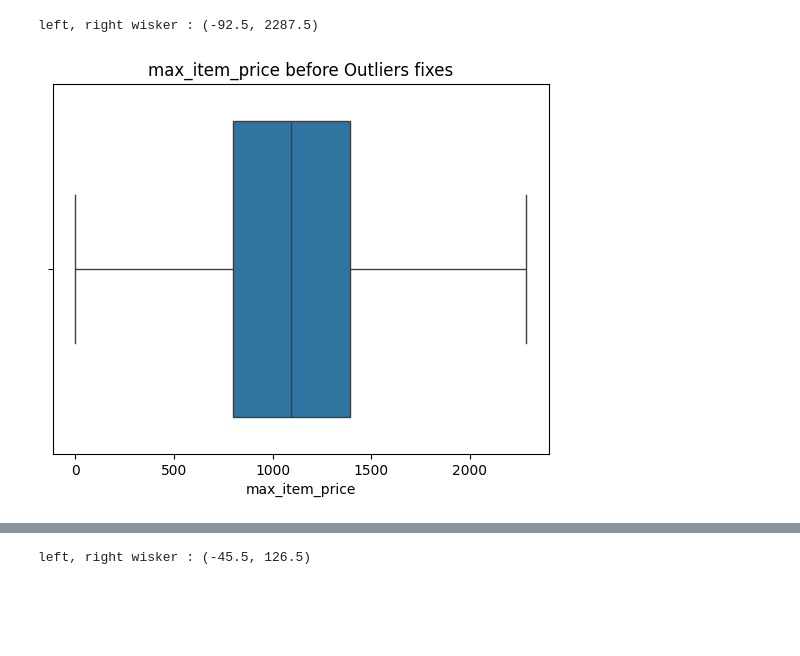
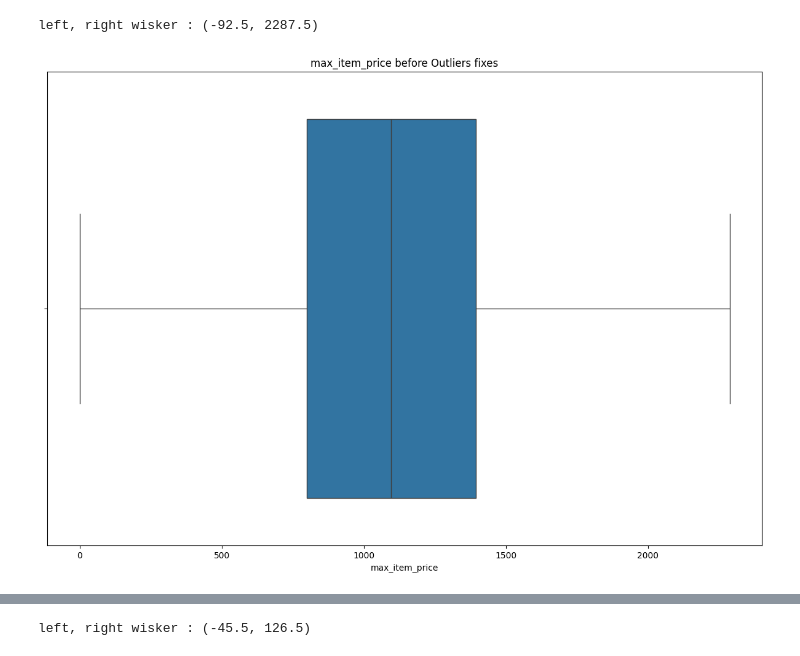
Before and after one commit to GauravDaharia20/Scaler-Projects, a Jupyter notebook: NN Intro to Neural Networks/Project/dataset.csv/porter_bussiness_case.ipynb, the cells around one changed output, grey strips where cells are left out. Cells and saved outputs as stored; diff of their text form; code cells hidden in the pictures; blank space fills up the shorter version.

```diff
--- a/NN Intro to Neural Networks/Project/dataset.csv/porter_bussiness_case.ipynb
+++ b/NN Intro to Neural Networks/Project/dataset.csv/porter_bussiness_case.ipynb
@@ -868,11 +877,12 @@ df['max_item_price'] = np.where(df['max_item_price']>right_wisker,right_wisker,d
 # %% [output]
 left, right wisker : (-92.5, 2287.5)
 # %%
+plt.figure(figsize=(15,10))
 plt.title('max_item_price before Outliers fixes')
 sns.boxplot(x=df['max_item_price'])
 plt.show()
 # %% [output]
-[figure, old version]
+[figure, new version]
 # %%
 # Create the KDE plot
 plt.figure(figsize=(15,10))
```
Also changed, not shown: parts of 14 cells of this notebook.
